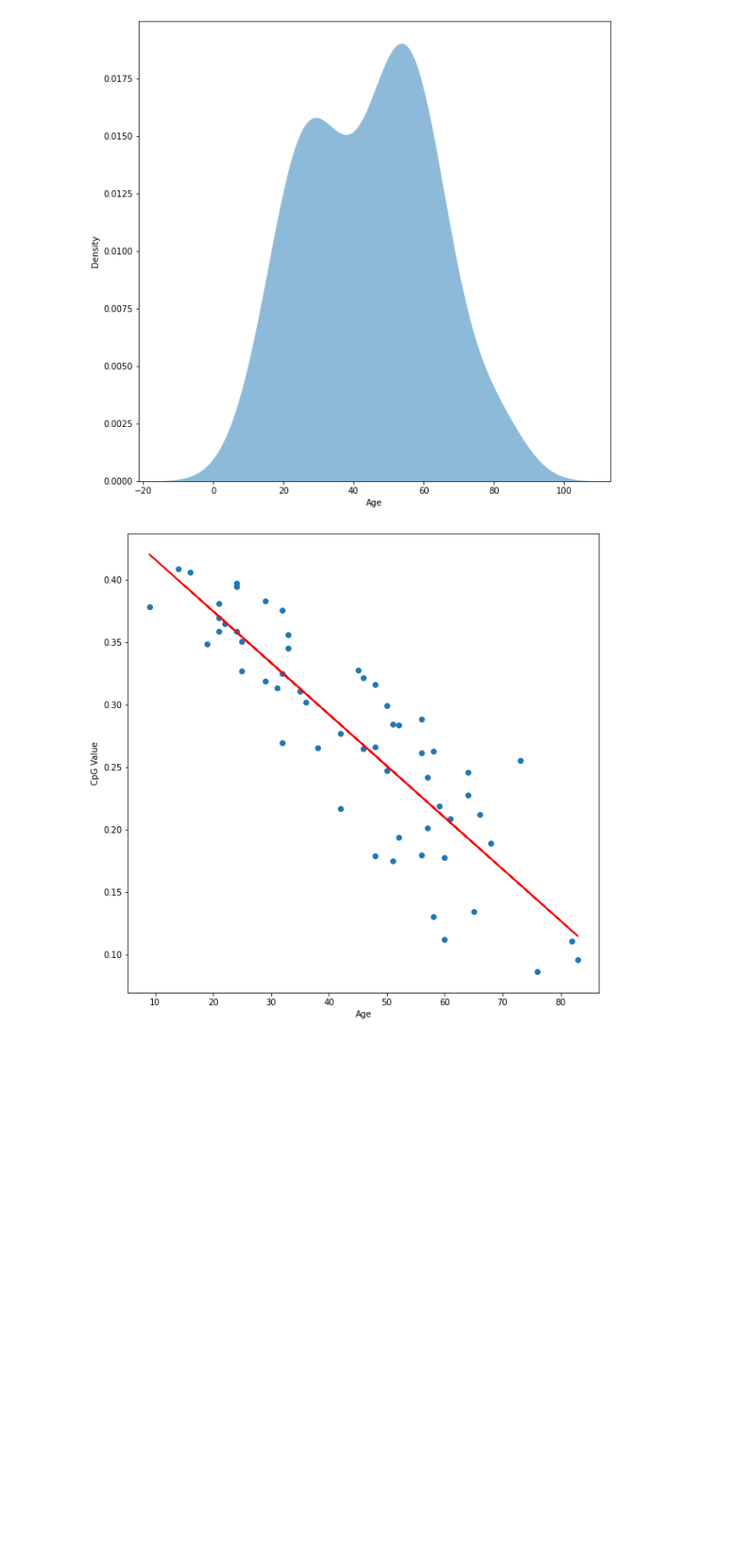
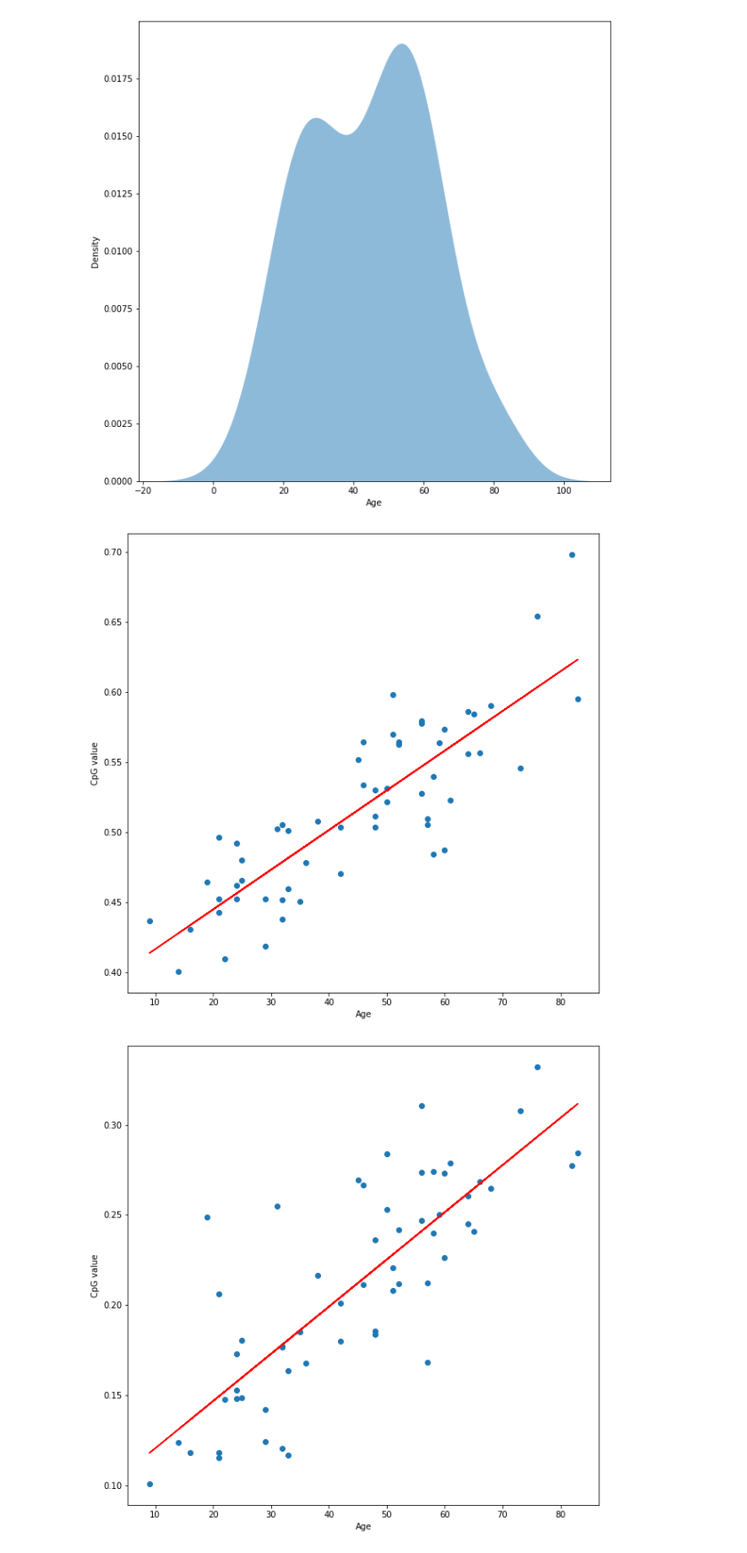
Before and after one commit to DrXlor/ML_BioAge, a Jupyter notebook: BioAge_SVR.ipynb, the cells around one changed output. Shown at 89% size. Saved outputs shown, nothing was run; the diff lists cells and outputs as text; code cells hidden in the pictures; blank space fills up the shorter version.

Commit message:
Updates:
> Graphs update

```diff
--- a/BioAge_SVR.ipynb
+++ b/BioAge_SVR.ipynb
@@ -88,18 +86,16 @@ feature = 12
 ox = y
 oy = X.iloc[:, feature]
 # %%
-fig2 = plt.figure()
-ax = plt.axes()
-ax.plot(ox, oy, 'o')
-m, b = np.polyfit(ox, oy, 1)
-
-ax.plot(ox, m * ox + b, c="r")
-ax.plot(ox, m * ox + b, c="r")
-
-plt.rcParams["figure.figsize"] = (10,10)
-plt.xlabel("Age")
-plt.ylabel("CpG Value")
-
-fig2.show()
+for i in range(10):
+    oy = X.iloc[:, i]
+    fig = plt.figure()
+    ax = plt.axes()
+    m, b = np.polyfit(ox, oy, 1)
+    ax.plot(ox, m * ox + b, c="r")
+    ax.scatter(ox, oy)
+    plt.xlabel("Age")
+    plt.ylabel("CpG value")
+    fig.show
 # %% [output]
-[figure, old version]
+[figure, new version]
+[figure, added]
```
Also changed, not shown: parts of 9 cells of this notebook.
